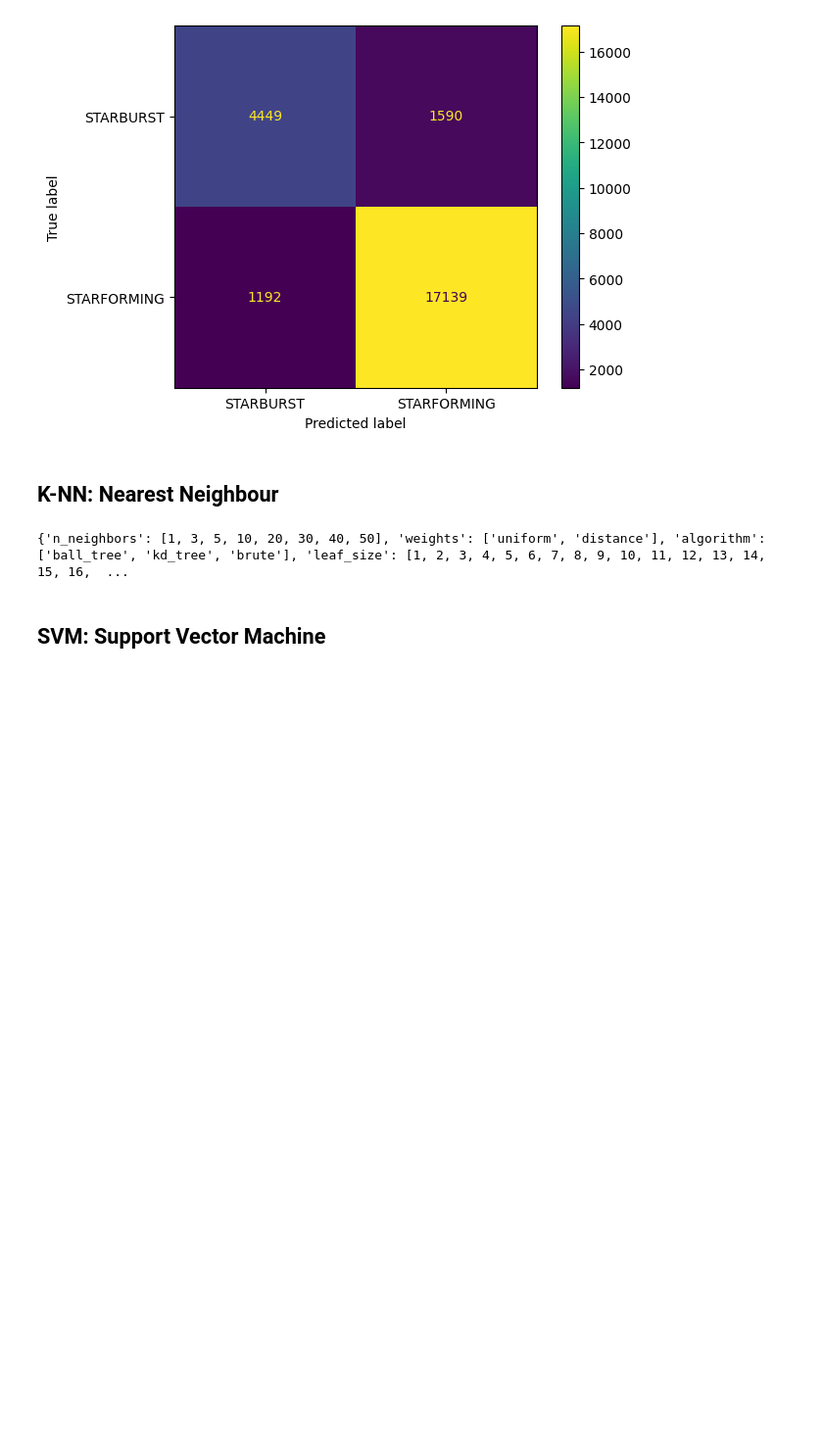
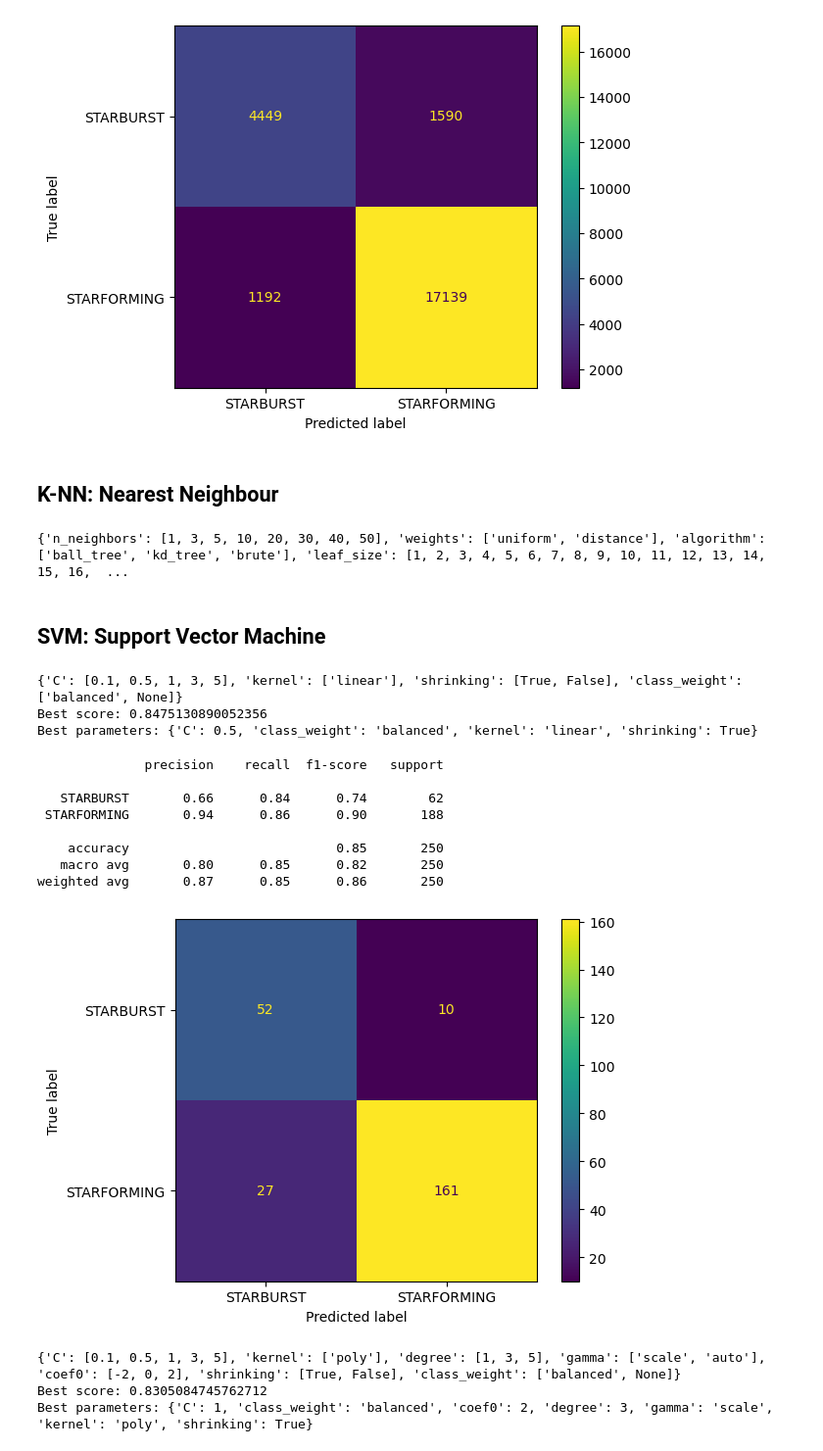
Before and after one commit to pedroojanuu/galaxy, a Jupyter notebook: algorithms.ipynb, the cells around one changed output. Shown at 98% size. Saved outputs shown, nothing was run; the diff lists cells and outputs as text; code cells hidden in the pictures; blank space fills up the shorter version.

```diff
--- a/algorithms.ipynb
+++ b/algorithms.ipynb
@@ -29,3 +38,7 @@ all_labels = galaxy_data["subclass"].values
+# %%
+over_sampler = RandomOverSampler()
+inputs_over_sampl, labels_over_sampl = over_sampler.fit_resample(all_inputs, all_labels)
+inputs_over_sampl_normalized, labels_over_sampl_normalized = over_sampler.fit_resample(all_inputs_normalized, all_labels)
 # %%
 def test_classifier(clf, data, labels, parameter_grid, cv=StratifiedKFold(n_splits=2)):
     grid_search = GridSearchCV(clf, parameter_grid, cv=cv, n_jobs=-1)
@@ -113,10 +126,11 @@ def plot_grid_search(grid_search, parameter_grid, parameter_names, shape):
             axes[ax1, ax2].set_xlabel(parameter_names[param2_idx])
     plt.savefig("heatmaps_decision_tree.png")
 
-def print_classification_report(model, testing_inputs, testing_classes):
+def print_classification_report(model, testing_inputs, testing_classes, show_feature_importances = True):
     # plot histogarm with feature importance
-    plt.bar(galaxy_data.drop(columns=["subclass"]).columns, model.feature_importances_)
-    plt.xticks(rotation=90)
+    if(show_feature_importances):
+        plt.bar(galaxy_data.drop(columns=["subclass"]).columns, model.feature_importances_)
+        plt.xticks(rotation=90)
 
     # print(galaxy_data.drop(columns=["subclass"]).columns)
     # print(model.feature_importances_)
@@ -203,3 +217,62 @@ grid_search = test_classifier(
 print_classification_report(grid_search.best_estimator_, testing_inputs, testing_classes)
 # %% [markdown]
 ## SVM: Support Vector Machine
+# %%
+C_list = [0.1, 0.5, 1, 3, 5]
+gamma_list = ["scale", "auto"]
+coef0_list = [-2, 0, 2]
+shrinking_list = [True, False]
+class_weight = ["balanced", None]
+# %%
+svm_linear = SVC()
+
+parameter_grid_linear = {
+    "C": C_list,
+    "kernel": ['linear'],
+    "shrinking": shrinking_list,
+    "class_weight": class_weight
+}
+
+print(parameter_grid_linear)
+
+grid_search_linear = test_classifier(
+    svm_linear, inputs_over_sampl_normalized, labels_over_sampl_normalized, parameter_grid_linear
+)
+# %% [output]
+{'C': [0.1, 0.5, 1, 3, 5], 'kernel': ['linear'], 'shrinking': [True, False], 'class_weight': ['balanced', None]}
+Best score: 0.8475130890052356
+Best parameters: {'C': 0.5, 'class_weight': 'balanced', 'kernel': 'linear', 'shrinking': True}
+# %%
+print_classification_report(grid_search_linear.best_estimator_, testing_inputs_normalized, testing_classes_normalized, False)
+# %% [output]
+              precision    recall  f1-score   support
+
+   STARBURST       0.66      0.84      0.74        62
+ STARFORMING       0.94      0.86      0.90       188
+
+    accuracy                           0.85       250
+   macro avg       0.80      0.85      0.82       250
+weighted avg       0.87      0.85      0.86       250
+[figure, added]
+# %%
+svm_poly = SVC()
+
+parameter_grid_poly = {
+    "C": C_list,
+    "kernel": ['poly'],
+    "degree": list(range(1, 6, 2)),
+    "gamma": gamma_list,
+    "coef0": coef0_list,
+    "shrinking": shrinking_list,
+    "class_weight": class_weight
+}
+
+print(parameter_grid_poly)
+
+grid_search_poly = test_classifier(
+    svm_poly, inputs_under_sampl_normalized, labels_under_sampl_normalized, parameter_grid_poly
+)
+# %% [output]
+{'C': [0.1, 0.5, 1, 3, 5], 'kernel': ['poly'], 'degree': [1, 3, 5], 'gamma': ['scale', 'auto'], 'coef0': [-2, 0, 2], 'shrinking': [True, False], 'class_weight': ['balanced', None]}
+Best score: 0.8305084745762712
+Best parameters: {'C': 1, 'class_weight': 'balanced', 'coef0': 2, 'degree': 3, 'gamma': 'scale', 'kernel': 'poly', 'shrinking': True}
```
Also changed, not shown: parts of 11 cells of this notebook.
